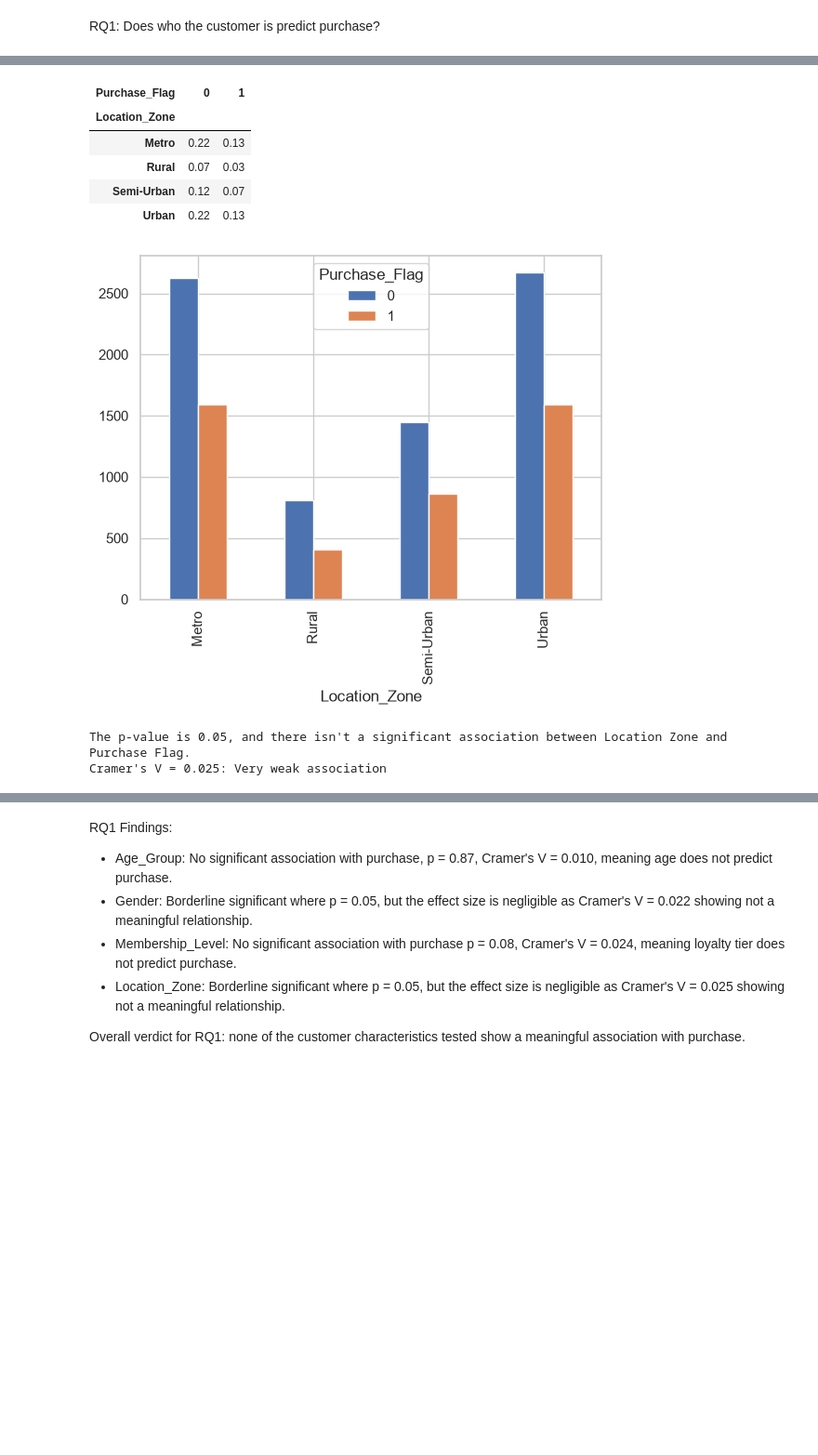
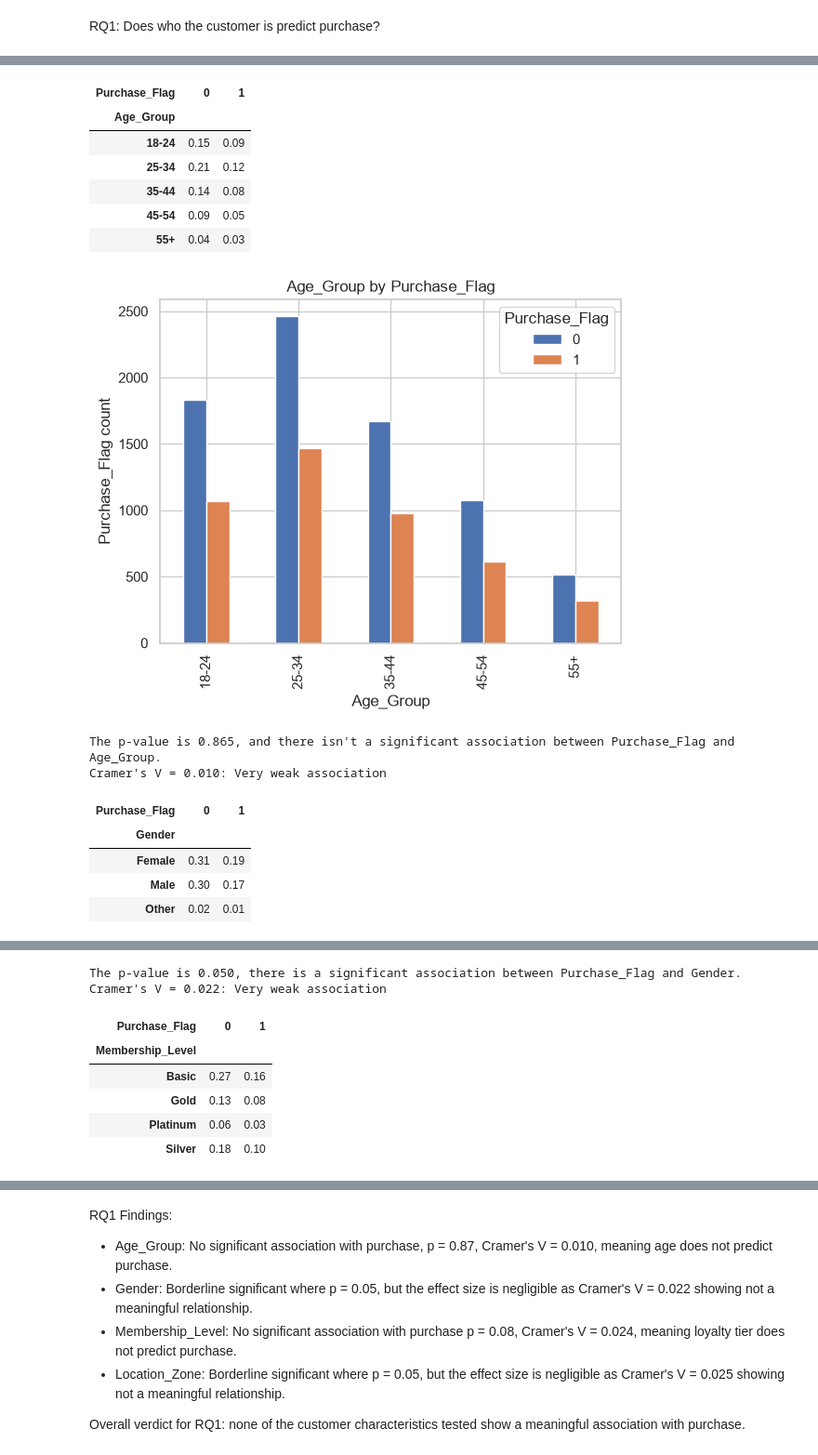
Before and after one commit to jkrstevska/project-1-eda, a Jupyter notebook: notebooks/01_eda.ipynb, the cells around one changed output, grey strips where cells are left out. Shown at 93% size. Cells and saved outputs as stored; diff of their text form; code cells hidden in the pictures; blank space fills up the shorter version.

```diff
--- a/notebooks/01_eda.ipynb
+++ b/notebooks/01_eda.ipynb
@@ -681,42 +426,24 @@ Cramer's V = 0.022: Very weak association
-# %%
-# Crosstab result of Purchase_Flag and Location_Zone
-loc_purchase_freq = pd.crosstab(df['Location_Zone'], df['Purchase_Flag'], normalize=True).round(2)
-display(loc_purchase_freq)
-
-# Analysis of the relationship between these two categorical variables
-loc_purchase_prop = pd.crosstab(df['Location_Zone'], df['Purchase_Flag'])
-
-# Visualizing the crosstab result with a bar chart
-loc_purchase_prop.plot(kind='bar')
-plt.show()
-
-#Chi2 Test
-_,chi2_pvalue, _, _ = chi2_contingency(loc_purchase_prop)
-if chi2_pvalue < 0.05:
-    print(f"The p-value is {chi2_pvalue.round(2)}, there is a significant association between Location Zone and Purchase Flag.")
-elif chi2_pvalue >= 0.05:
-    print(f"The p-value is {chi2_pvalue.round(2)}, and there isn't a significant association between Location Zone and Purchase Flag.")
-
-#Cramer
-cramers_v = association(loc_purchase_prop, method='cramer')
-if cramers_v < 0.1:
-    label = "Very weak"
-elif cramers_v < 0.2:
-    label = "Weak"
-elif cramers_v < 0.3:
-    label = "Moderate"
-elif cramers_v < 0.5:
-    label = "Strong"
-else:
-    label = "Very strong"
-print(f"Cramer's V = {cramers_v:.3f}: {label} association")
-# %% [output]
-| Purchase_Flag | 0 | 1 |
-| Location_Zone |  |  |
-| Metro | 0.22 | 0.13 |
-| Rural | 0.07 | 0.03 |
-| Semi-Urban | 0.12 | 0.07 |
-| Urban | 0.22 | 0.13 |
-[figure, removed]
-The p-value is 0.05, and there isn't a significant association between Location Zone and Purchase Flag.
-Cramer's V = 0.025: Very weak association
+# %%
+## RQ1: Exploring the relationship between Purchase_Flag and Age_Group, Gender, Location_Zone
+
+# Calling the categorical vs purchase function from functions.py
+analyze_categorical_vs_purchase(df, 'Age_Group')
+analyze_categorical_vs_purchase(df, 'Gender')
+analyze_categorical_vs_purchase(df, 'Membership_Level')
+analyze_categorical_vs_purchase(df, 'Location_Zone')
+# %% [output]
+| Purchase_Flag | 0 | 1 |
+| Age_Group |  |  |
+| 18-24 | 0.15 | 0.09 |
+| 25-34 | 0.21 | 0.12 |
+| 35-44 | 0.14 | 0.08 |
+| 45-54 | 0.09 | 0.05 |
+| 55+ | 0.04 | 0.03 |
+[figure, added]
+The p-value is 0.865, and there isn't a significant association between Purchase_Flag and Age_Group.
+Cramer's V = 0.010: Very weak association
+| Purchase_Flag | 0 | 1 |
+| Gender |  |  |
+| Female | 0.31 | 0.19 |
+| Male | 0.30 | 0.17 |
+| Other | 0.02 | 0.01 |
@@ -722,0 +451,8 @@ Cramer's V = 0.025: Very weak association
+The p-value is 0.050, there is a significant association between Purchase_Flag and Gender.
+Cramer's V = 0.022: Very weak association
+| Purchase_Flag | 0 | 1 |
+| Membership_Level |  |  |
+| Basic | 0.27 | 0.16 |
+| Gold | 0.13 | 0.08 |
+| Platinum | 0.06 | 0.03 |
+| Silver | 0.18 | 0.10 |
```
Also changed, not shown: parts of 44 cells of this notebook, 2 other files.
